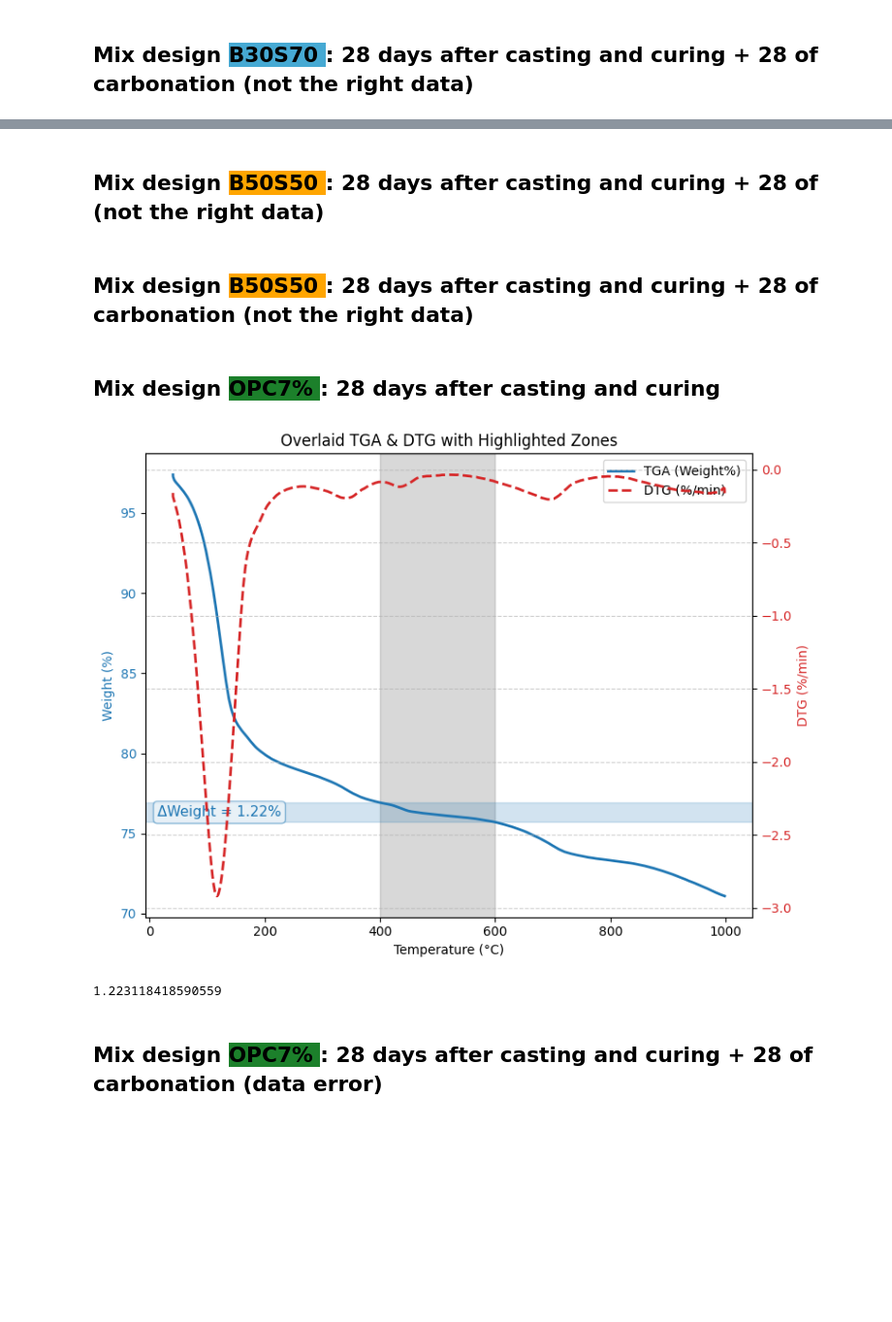
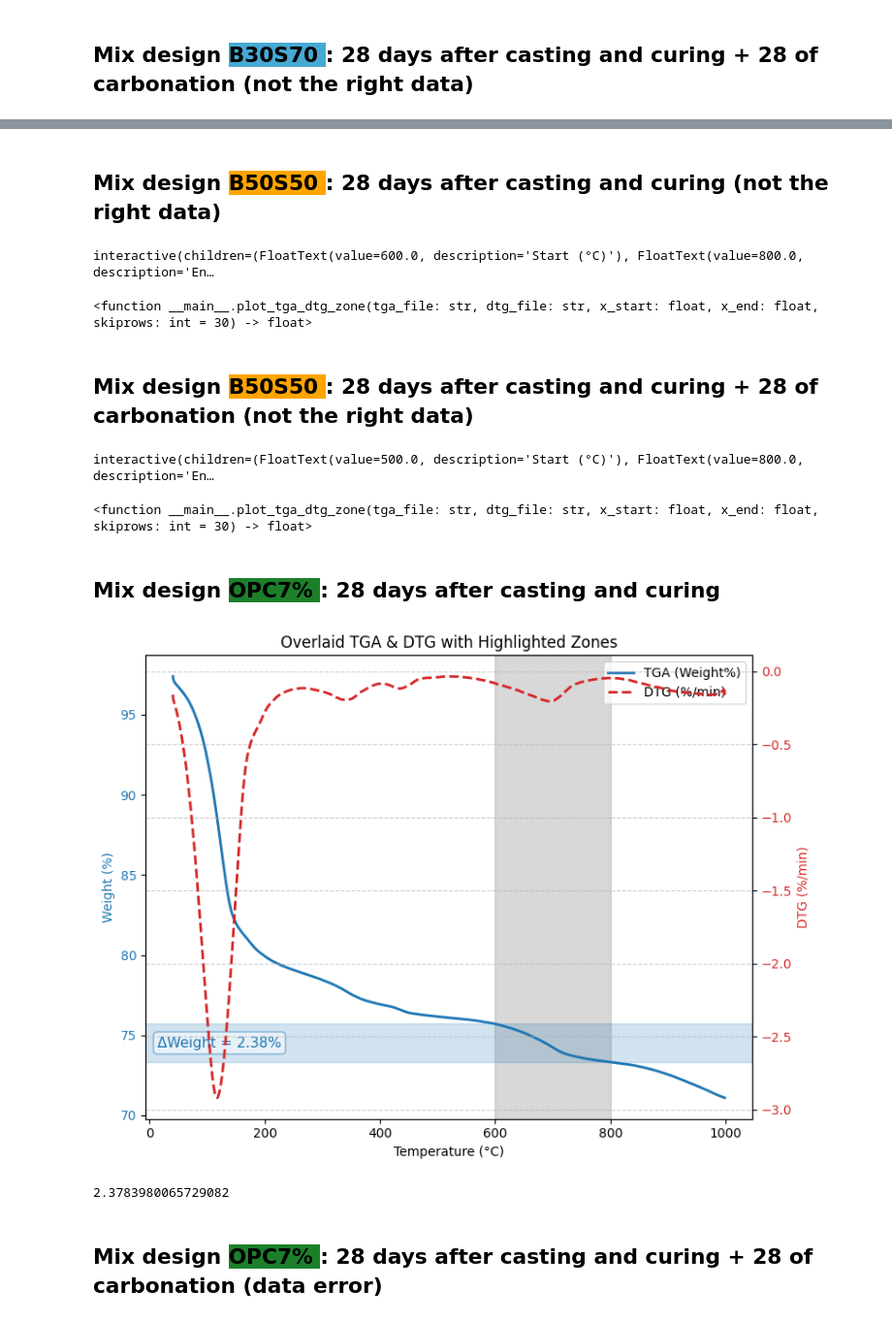
Before and after one commit to ahmedfarhatx22/TradingBro, a Jupyter notebook: book/some_content/carbonates_loss_plots_and_tables.ipynb, the cells around one changed output, grey strips where cells are left out. Shown: that part at 97% size. Cells and saved outputs as stored; diff of their text form; code cells hidden in the pictures; blank space fills up the shorter version.

```diff
--- a/book/some_content/carbonates_loss_plots_and_tables.ipynb
+++ b/book/some_content/carbonates_loss_plots_and_tables.ipynb
@@ -203,18 +239,54 @@ interactive(children=(FloatText(value=350.0, description='Start (°C)'), FloatTe
 # %% [markdown]
-## Mix design <span style="background-color: #FFA500; color: #000;"> B50S50 </span>: 28 days after casting and curing + 28 of (not the right data)
+## Mix design <span style="background-color: #FFA500; color: #000;"> B50S50 </span>: 28 days after casting and curing (not the right data)
 # %%
-# plot_tga_dtg_zone('TG_ExpDat_A8%DC14; 30-1-2025-2.csv','DG_ExpDat_A8%DC14; 30-1-2025-2.csv',350,600)
+from ipywidgets import interact, fixed, FloatText
+
+# assume your function is already defined in the namespace:
+# def plot_tga_dtg_zone(tga_file, dtg_file, x_start, x_end, skiprows=30): ...
+
+TGA_PATH = "TG_ExpDat_B50B50D28; 13-1-2025-2.csv"
+DTG_PATH = "DG_ExpDat_B50B50D28; 13-1-2025-2.csv"
+
+interact(
+    plot_tga_dtg_zone,
+    tga_file = fixed(TGA_PATH),
+    dtg_file = fixed(DTG_PATH),
+    x_start  = FloatText(600, description="Start (°C)"),
+    x_end    = FloatText(800, description="End (°C)"),
+    skiprows = fixed(30)
+)
+# %% [output]
+interactive(children=(FloatText(value=600.0, description='Start (°C)'), FloatText(value=800.0, description='En…
+<function __main__.plot_tga_dtg_zone(tga_file: str, dtg_file: str, x_start: float, x_end: float, skiprows: int = 30) -> float>
 # %% [markdown]
 ## Mix design <span style="background-color: #FFA500; color: #000;"> B50S50 </span>: 28 days after casting and curing + 28 of carbonation (not the right data)
 # %%
-# plot_tga_dtg_zone('TG_ExpDat_A8%DC14; 30-1-2025-2.csv','DG_ExpDat_A8%DC14; 30-1-2025-2.csv',350,600)
+from ipywidgets import interact, fixed, FloatText
+
+# assume your function is already defined in the namespace:
+# def plot_tga_dtg_zone(tga_file, dtg_file, x_start, x_end, skiprows=30): ...
+
+TGA_PATH = "TG_ExpDat_B50S50DC28; 13-2-2025-2.csv"
+DTG_PATH = "DG_ExpDat_B50S50DC28; 13-2-2025-2.csv"
+
+interact(
+    plot_tga_dtg_zone,
+    tga_file = fixed(TGA_PATH),
+    dtg_file = fixed(DTG_PATH),
+    x_start  = FloatText(500, description="Start (°C)"),
+    x_end    = FloatText(800, description="End (°C)"),
+    skiprows = fixed(30)
+)
+# %% [output]
+interactive(children=(FloatText(value=500.0, description='Start (°C)'), FloatText(value=800.0, description='En…
+<function __main__.plot_tga_dtg_zone(tga_file: str, dtg_file: str, x_start: float, x_end: float, skiprows: int = 30) -> float>
 # %% [markdown]
 ## Mix design <span style="background-color:rgb(28, 128, 43); color: #000;"> OPC7% </span>: 28 days after casting and curing
 # %%
-plot_tga_dtg_zone('TG_ExpDat_OPC7%D28; 13-1-2025-2.csv','DG_ExpDat_OPC7%D28; 13-1-2025-2.csv',400,600)
+plot_tga_dtg_zone('TG_ExpDat_OPC7%D28; 13-1-2025-2.csv','DG_ExpDat_OPC7%D28; 13-1-2025-2.csv',600,800)
 # %% [output]
-[figure, old version]
+[figure, new version]
-1.223118418590559
+2.3783980065729082
 # %% [markdown]
 ## Mix design <span style="background-color:rgb(28, 128, 43); color: #000;"> OPC7% </span>: 28 days after casting and curing + 28 of carbonation (data error)
 # %%
```
Also changed, not shown: parts of 13 cells of this notebook, 3 other files.
